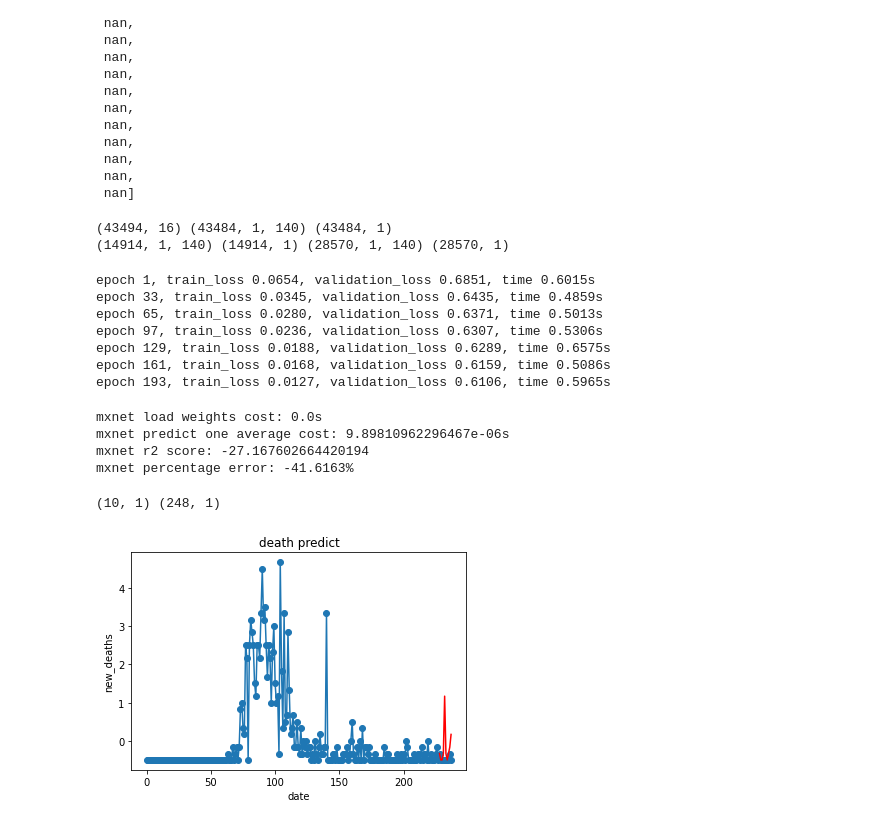
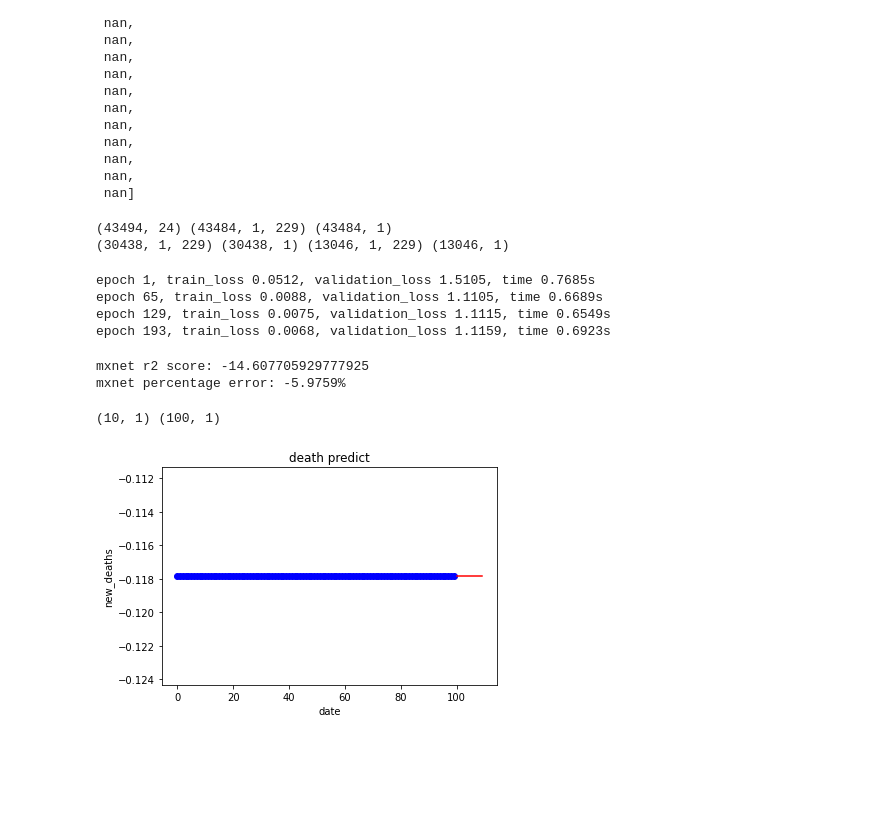
Before and after one commit to LaoLiulaoliu/covid_19_rnn, a Jupyter notebook: covid_19_rnn.ipynb, the cells around one changed output. Saved outputs shown, nothing was run; the diff lists cells and outputs as text; code cells hidden in the pictures; blank space fills up the shorter version.

```diff
--- a/covid_19_rnn.ipynb
+++ b/covid_19_rnn.ipynb
@@ -325,10 +329,12 @@ df_rnn[numeric_feature] = (df_rnn[numeric_feature] - mean_df) / std_df
 
 fill_missing_values(df_rnn)
 df_rnn['location'] = df_rnn['location'].apply(lambda x: country_code[x])
-df_rnn = df_rnn.drop(['total_cases', 'new_cases_smoothed',
-                'total_deaths', 'new_deaths_smoothed',
-                'total_cases_per_million', 'new_cases_smoothed_per_million',
-                'total_deaths_per_million', 'new_deaths_smoothed_per_million'], axis=1)
+train = df_rnn.drop(['total_cases', 'new_cases_smoothed', 'new_cases',
+                 'total_deaths', 'new_deaths_smoothed',
+                 'total_cases_per_million', 'new_cases_smoothed_per_million',
+                 'new_cases_per_million',
+                 'total_deaths_per_million', 'new_deaths_smoothed_per_million',
+                 'aged_65_older'], axis=1)
 # %%
 # 设置X， Y
 y_name = 'new_deaths'
@@ -344,35 +350,35 @@ train_ratio = 0.7
 def gen_lstm_data(data, step=10):
     x, y =[], []
     for i in range(len(data) - step):
-        x_temp = data[i:i+step, 1:-1].ravel().reshape(1, -1)
+        x_temp = data[i:i+step, 1:].ravel()[:-1].reshape(1, -1)
         y_temp = data[i+step:i+step+1, -1]
         x.append(x_temp)
         y.append(y_temp.tolist())
     return np.array(x), np.array(y)
 
 data_x, data_y = gen_lstm_data(df_rnn.values)
-print(df_rnn.shape, data_x.shape, data_y.shape) # (43494, 16) (43484, 1, 140) (43484, 1)
+print(df_rnn.shape, data_x.shape, data_y.shape) # (43494, 24) (43484, 1, 229) (43484, 1)
 
-train_length = int(train_x.shape[0] * train_ratio)
+train_length = int(data_x.shape[0] * train_ratio)
 train_x = data_x[:train_length , :]
 train_y = data_y[:train_length , :]
 validation_x = data_x[train_length: , :]
 validation_y = data_y[train_length: , :]
 
-print(train_x.shape, train_y.shape, validation_x.shape, validation_y.shape) # (30438, 1, 140) (30438, 1) (13046, 1, 140) (13046, 1)
+# (30438, 1, 229) (30438, 1) (13046, 1, 229) (13046, 1)
+print(train_x.shape, train_y.shape, validation_x.shape, validation_y.shape)
 # %% [output]
-(43494, 16) (43484, 1, 140) (43484, 1)
-(14914, 1, 140) (14914, 1) (28570, 1, 140) (28570, 1)
+(43494, 24) (43484, 1, 229) (43484, 1)
+(30438, 1, 229) (30438, 1) (13046, 1, 229) (13046, 1)
 # %%
 loss = gluon.loss.L2Loss()
 
 class LSTM(gluon.nn.Block):
     """
-        input:     (21306, 1, 140)
-        LSTM:      (140, 64) -> (21306, 1, 64)
-        drop:                -> (21306, 1, 64)
-        concat:              -> (10, 64)
-        decoder:             -> (10, 1)
+        input: (30438, 1, 229)
+        LSTM:        (229, 64) -> (30438, 1, 64)
+        dense drop:            -> (30438, 1)
+        decoder:               -> (30438, 1)
     """
     def __init__(self, num_hiddens, input_size):
         super(LSTM, self).__init__()
@@ -399,7 +405,7 @@ def train(features, labels, num_epochs, net, trainer, loss, validation_x=None, v
 
         train_l_sum += l.sum().asscalar()
         n += l.size
-        if epoch & 31 == 0:
+        if epoch & 63 == 0:
             if validation_x is not None:
                 validation_loss = loss(net(validation_x), validation_y).mean().asscalar()
                 msg = 'epoch %d, train_loss %.4f, validation_loss %.4f, time %.4fs' % (
@@ -416,48 +422,42 @@ def run_mxnet(train_x, train_y, net, trainer, num_epochs, learning_rate, validat
         train(nd.array(train_x), nd.array(train_y), num_epochs, net, trainer, loss)
 # %%
 num_epochs = 200
-learning_rate = 1e-4
+learning_rate = 0.0005
 
 net = LSTM(64, train_x.shape[2])
 net.initialize(mx.init.Xavier())
 trainer = gluon.Trainer(net.collect_params(), 'adam', {'learning_rate': learning_rate})
 run_mxnet(train_x, train_y, net, trainer, num_epochs, learning_rate, validation_x, validation_y)
 # %% [output]
-epoch 1, train_loss 0.0654, validation_loss 0.6851, time 0.6015s
-epoch 33, train_loss 0.0345, validation_loss 0.6435, time 0.4859s
-epoch 65, train_loss 0.0280, validation_loss 0.6371, time 0.5013s
-epoch 97, train_loss 0.0236, validation_loss 0.6307, time 0.5306s
-epoch 129, train_loss 0.0188, validation_loss 0.6289, time 0.6575s
-epoch 161, train_loss 0.0168, validation_loss 0.6159, time 0.5086s
-epoch 193, train_loss 0.0127, validation_loss 0.6106, time 0.5965s
+epoch 1, train_loss 0.0512, validation_loss 1.5105, time 0.7685s
+epoch 65, train_loss 0.0088, validation_loss 1.1105, time 0.6689s
+epoch 129, train_loss 0.0075, validation_loss 1.1115, time 0.6549s
+epoch 193, train_loss 0.0068, validation_loss 1.1159, time 0.6923s
 # %%
 # 预测部分
 def evaluate_mxnet(net, X, Y):
-    start = time.time()
     loaded = time.time()
-    print(f'mxnet load weights cost: {loaded - start}s')
 
     Y_hat = net(nd.array(X)).asnumpy()
-    print(f'mxnet predict one average cost: {(time.time() - loaded) / Y_hat.size}s')
     print(f'mxnet r2 score: {r2_score(Y_hat, Y)}')
     print('mxnet percentage error: {:.4f}%'.format(((Y_hat - Y) / Y).mean() * 100))
 
 evaluate_mxnet(net, validation_x, validation_y)
 # %% [output]
-mxnet load weights cost: 0.0s
-mxnet predict one average cost: 9.89810962296467e-06s
-mxnet r2 score: -27.167602664420194
-mxnet percentage error: -41.6163%
+mxnet r2 score: -14.607705929777925
+mxnet percentage error: -5.9759%
 # %%
 # 预测最后10天
+predict_y = validation_y[-110:-10]
+p10 = validation_y[-10:]
 print(p10.shape, predict_y.shape)
-length = len(predict_y[:-10])
-plt.plot(range(length), predict_y[:-10], 'o-')
-plt.plot(range(length - p10.shape[0], length), p10, 'r-')
+length = len(predict_y)
+plt.plot(range(length), predict_y, 'o-', color='blue')
+plt.plot(range(length, length + len(p10)), p10, 'r-', color='red')
 plt.xlabel('date')
 plt.ylabel(y_name)
 plt.title('death predict')
 plt.show()
 # %% [output]
-(10, 1) (248, 1)
+(10, 1) (100, 1)
-[figure, old version]
+[figure, new version]
```
Also changed, not shown: parts of 7 cells of this notebook, 2 other files.
